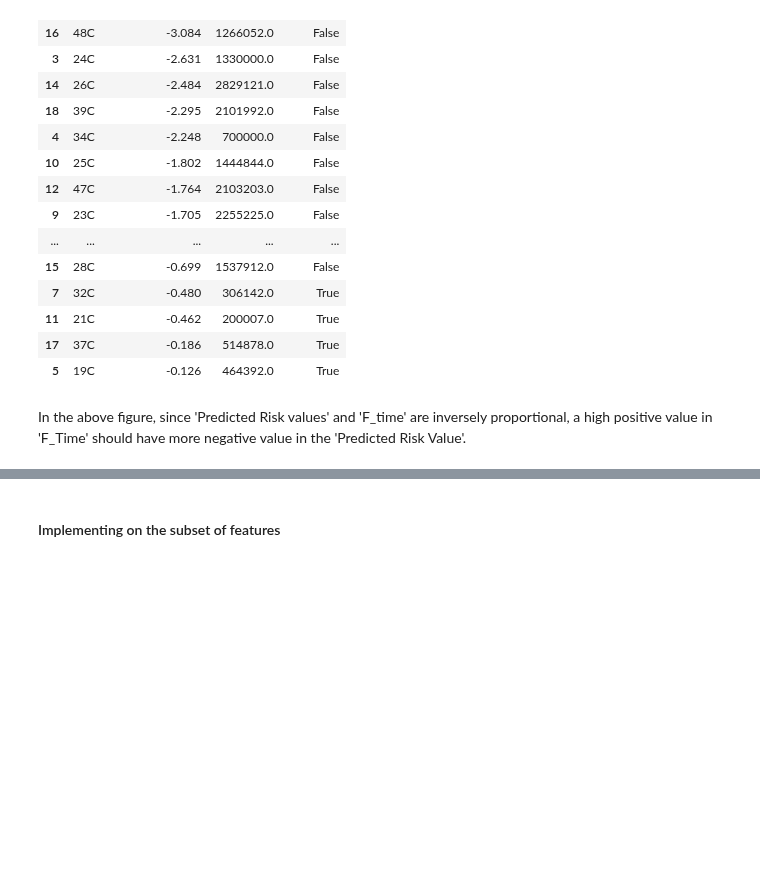
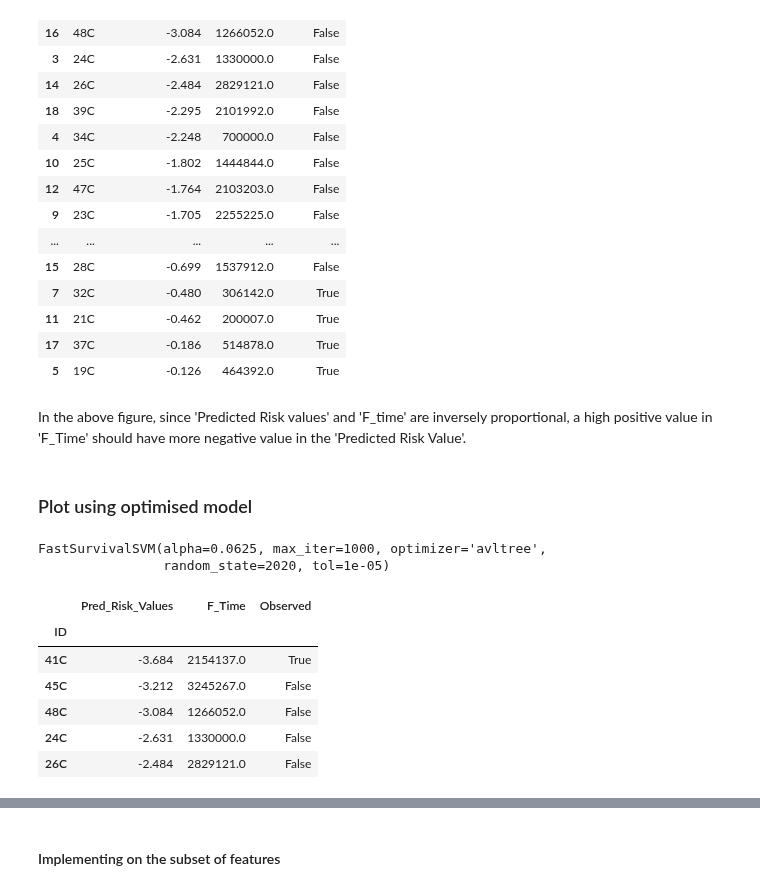
Before and after one commit to Marie-anneMawhin/Oct20_EPRI, a Jupyter notebook: Task3/NB/NB_data_modelling/svm_survival_simulation.ipynb, the cells around one changed output, grey strips where cells are left out. Cells and saved outputs as stored; diff of their text form; code cells hidden in the pictures; blank space fills up the shorter version.

```diff
--- a/Task3/NB/NB_data_modelling/svm_survival_simulation.ipynb
+++ b/Task3/NB/NB_data_modelling/svm_survival_simulation.ipynb
@@ -458,3 +458,13 @@ The output data of the sample
 | 5 | 19C | -0.126 | 464392.0 | True |
 # %% [markdown]
 In the above figure, since 'Predicted Risk values' and 'F_time' are inversely proportional, a high positive value in 'F_Time' should have more negative value in the 'Predicted Risk Value'.
+# %% [markdown]
+### Plot using optimised model
+# %%
+tune_model = FastSurvivalSVM(alpha=0.0625, fit_intercept=False, max_iter=1000,
+                optimizer='avltree', random_state=2020, rank_ratio=1.0,
+                timeit=False, tol=1e-05, verbose=False)
+tune_model.fit(sc_data_x,data_y_num)
+# %% [output]
+FastSurvivalSVM(alpha=0.0625, max_iter=1000, optimizer='avltree',
+                random_state=2020, tol=1e-05)
@@ -460,0 +479,10 @@ In the above figure, since 'Predicted Risk values' and 'F_time' are inversely pr
+# %%
+df_results.melt()
+# %% [output]
+|  | Pred_Risk_Values | F_Time | Observed |
+| ID |  |  |  |
+| 41C | -3.684 | 2154137.0 | True |
+| 45C | -3.212 | 3245267.0 | False |
+| 48C | -3.084 | 1266052.0 | False |
+| 24C | -2.631 | 1330000.0 | False |
+| 26C | -2.484 | 2829121.0 | False |
```
Also changed, not shown: parts of 6 cells of this notebook.
